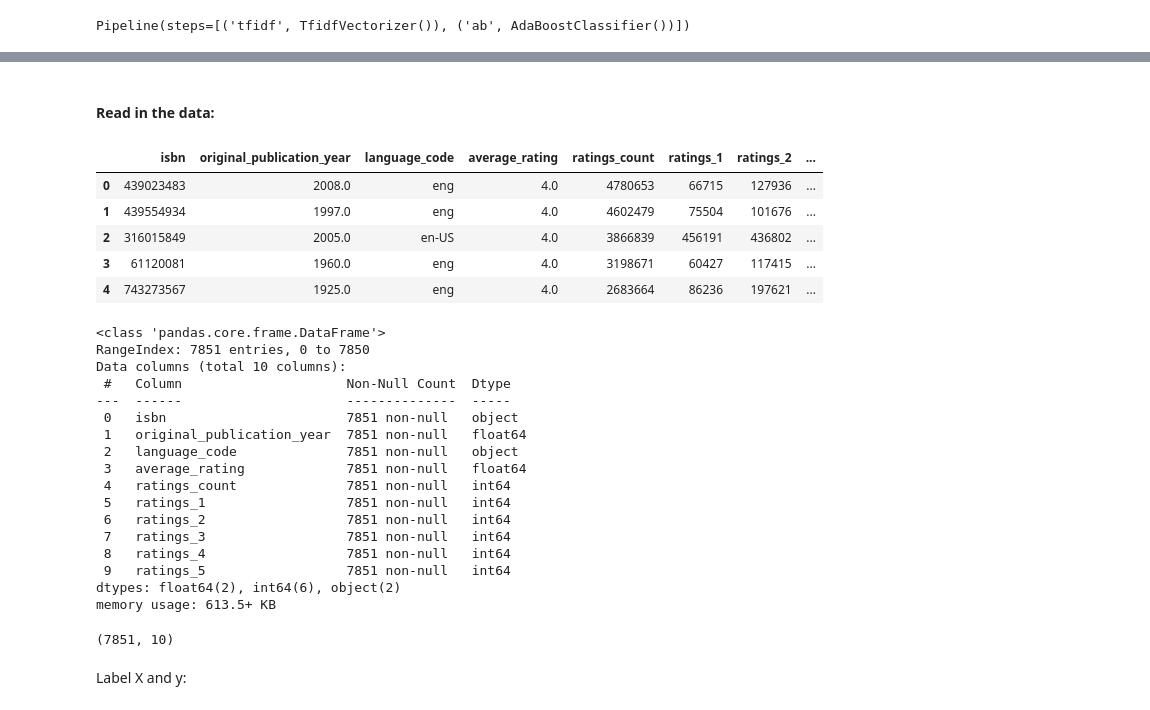
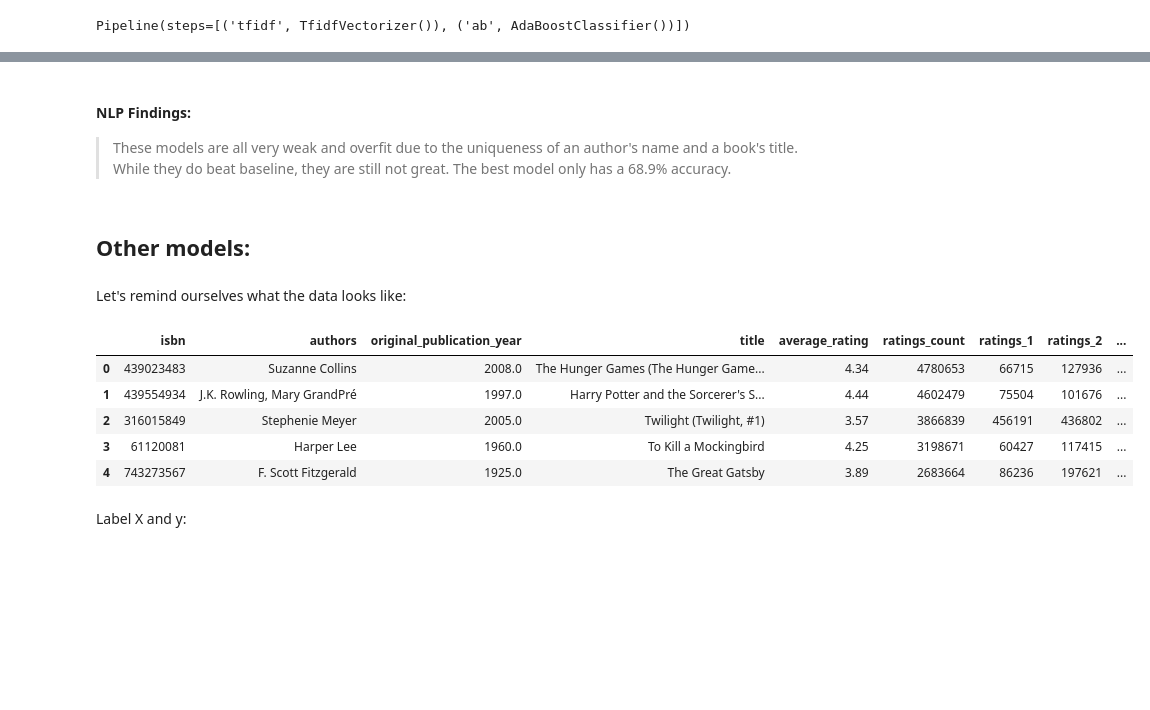
Before and after one commit to kier-johns/book_recommender_and_classifier, a Jupyter notebook: code/04-Modeling.ipynb, the cells around one changed output, grey strips where cells are left out. Saved outputs shown, nothing was run; the diff lists cells and outputs as text; code cells hidden in the pictures; blank space fills up the shorter version.

```diff
--- a/code/04-Modeling.ipynb
+++ b/code/04-Modeling.ipynb
@@ -23,5 +40,5 @@ pd.set_option('display.max_rows', None)
 # %% [markdown]
 #### Read in the data:
 # %%
-all_books = pd.read_csv('../data/authors_and_titles_all.csv')
+binary = pd.read_csv('../data/books_for_binary_classification.csv')
 # %%
@@ -40,6 +53,6 @@ all_books.shape
 # %% [markdown]
 Combine Authors & Titles:
 # %%
-all_books['authors_and_titles'] = (all_books['authors'] + ' : ' + all_books['title'])
-all_books.head(10)
+binary['authors_and_titles'] = (binary['authors'] + ' : ' + binary['title'])
+binary.head()
 # %% [output]
@@ -400,2 +342,0 @@ Can I make a better model with different data?
-# %% [markdown]
-#### Read in the data:
@@ -404,35 +343,18 @@ books_by_isbn = pd.read_csv('../data/books_by_isbn.csv')
+# %% [markdown]
+#### NLP Findings:
+> These models are all very weak and overfit due to the uniqueness of an author's name and a book's title. While they do beat baseline, they are still not great. The best model only has a 68.9% accuracy.
+# %% [markdown]
+## Other models:
+# %% [markdown]
+Let's remind ourselves what the data looks like:
 # %%
-books_by_isbn.head()
+binary.head()
 # %% [output]
-|  | isbn | original_publication_year | language_code | average_rating | ratings_count | ratings_1 | ratings_2 | ... |
-| 0 | 439023483 | 2008.0 | eng | 4.0 | 4780653 | 66715 | 127936 | ... |
-| 1 | 439554934 | 1997.0 | eng | 4.0 | 4602479 | 75504 | 101676 | ... |
-| 2 | 316015849 | 2005.0 | en-US | 4.0 | 3866839 | 456191 | 436802 | ... |
-| 3 | 61120081 | 1960.0 | eng | 4.0 | 3198671 | 60427 | 117415 | ... |
-| 4 | 743273567 | 1925.0 | eng | 4.0 | 2683664 | 86236 | 197621 | ... |
+|  | isbn | authors | original_publication_year | title | average_rating | ratings_count | ratings_1 | ratings_2 | ... |
+| 0 | 439023483 | Suzanne Collins | 2008.0 | The Hunger Games (The Hunger Game... | 4.34 | 4780653 | 66715 | 127936 | ... |
+| 1 | 439554934 | J.K. Rowling, Mary GrandPré | 1997.0 | Harry Potter and the Sorcerer's S... | 4.44 | 4602479 | 75504 | 101676 | ... |
+| 2 | 316015849 | Stephenie Meyer | 2005.0 | Twilight (Twilight, #1) | 3.57 | 3866839 | 456191 | 436802 | ... |
+| 3 | 61120081 | Harper Lee | 1960.0 | To Kill a Mockingbird | 4.25 | 3198671 | 60427 | 117415 | ... |
+| 4 | 743273567 | F. Scott Fitzgerald | 1925.0 | The Great Gatsby | 3.89 | 2683664 | 86236 | 197621 | ... |
-# %%
-books_by_isbn.info()
-# %% [output]
-<class 'pandas.core.frame.DataFrame'>
-RangeIndex: 7851 entries, 0 to 7850
-Data columns (total 10 columns):
- #   Column                     Non-Null Count  Dtype
----  ------                     --------------  -----
- 0   isbn                       7851 non-null   object
- 1   original_publication_year  7851 non-null   float64
- 2   language_code              7851 non-null   object
- 3   average_rating             7851 non-null   float64
- 4   ratings_count              7851 non-null   int64
- 5   ratings_1                  7851 non-null   int64
- 6   ratings_2                  7851 non-null   int64
- 7   ratings_3                  7851 non-null   int64
- 8   ratings_4                  7851 non-null   int64
- 9   ratings_5                  7851 non-null   int64
-dtypes: float64(2), int64(6), object(2)
-memory usage: 613.5+ KB
-# %%
-books_by_isbn.shape
-# %% [output]
-(7851, 10)
 # %% [markdown]
 Label X and y:
```
Also changed, not shown: parts of 143 cells of this notebook, 10 other files.
